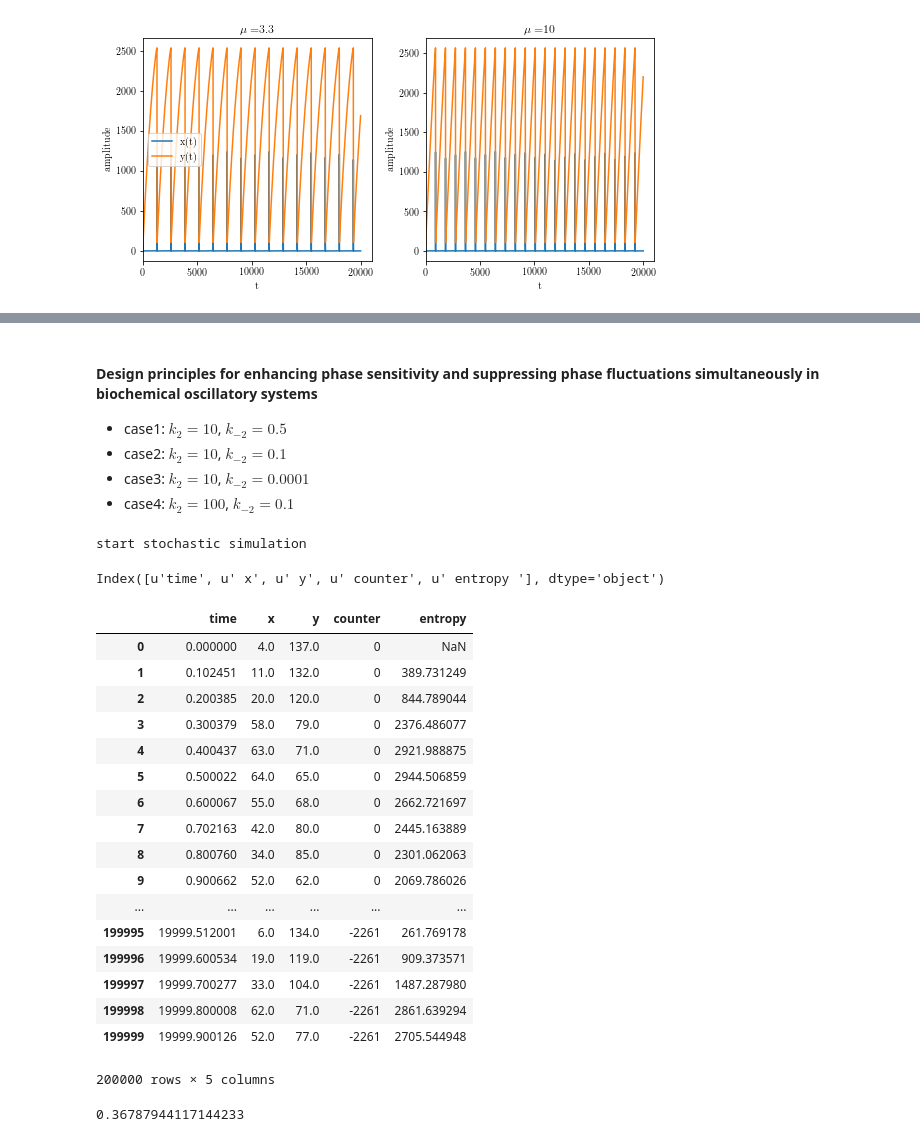
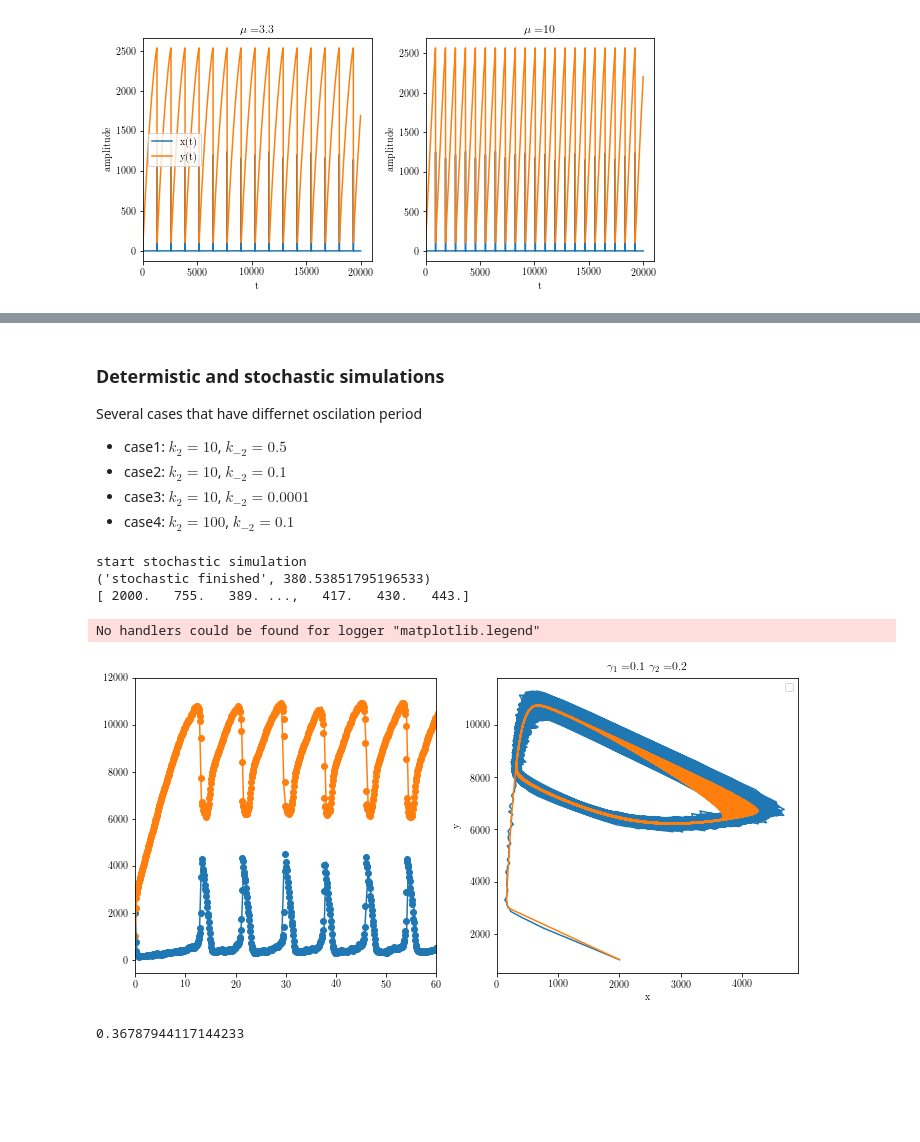
Before and after one commit to Wenping-Cui/Biological-Oscillators, a Jupyter notebook: Brusselator.ipynb, the cells around one changed output, grey strips where cells are left out. Cells and saved outputs as stored; diff of their text form; code cells hidden in the pictures; blank space fills up the shorter version.

```diff
--- a/Brusselator.ipynb
+++ b/Brusselator.ipynb
@@ -61,6 +140,6 @@ plt.show()
 # %% [markdown]
-#### Design principles for enhancing phase sensitivity and suppressing phase fluctuations simultaneously in biochemical oscillatory systems
-
+### Determistic and stochastic simulations
+Several cases that have differnet oscilation period
 * case1: $k_2=10$, $k_{-2}=0.5$
 * case2: $k_2=10$, $k_{-2}=0.1$
 * case3: $k_2=10$, $k_{-2}=0.0001$
@@ -77,12 +156,12 @@ k_3=1.;
 k_2=1.;
 a = 1.*v;
 b = 1.*v;
-c = 1.*v;
+d = 1.*v;
 def Brusse(Y, t, gamma1, gamma2,v):
     k2=1./gamma1;
     k_2=1.*gamma2;
     x, y = Y
-    dYdt = np.array([a*k1-k_1*x+k_2*c*y/v-k2*b*x/v+k3*x**2*y/v**2-k_3*x**3/v**2, k2*b*x/v-k_2*c*y/v+k_3*x**3/v**2-k3*x**2*y/v**2])
+    dYdt = np.array([a*k1-k_1*x+k_2*d*y/v-k2*b*x/v+k3*x**2*y/v**2-k_3*x**3/v**2, k2*b*x/v-k_2*d*y/v+k_3*x**3/v**2-k3*x**2*y/v**2])
     return dYdt
 t_f=400.;N_t=1000.;
 T_d = np.linspace(0, t_f, N_t)
@@ -98,7 +177,7 @@ Duration =20000.0
 numberofrealisations=int(Duration*step);
 k2=1./gamma1;
 k_2=1.*gamma2;
-par = np.array([a, b, c, k1, k2, k3, k_1, k_2, k_3])
+par = np.array([a, b, d, k1, k2, k3, k_1, k_2, k_3])
 par_ini = np.array([int(2*v),int(v),v, step])
 win_threshold1, win_threshold2 = int(np.mean(xt_d))+1, int(np.mean(yt_d));
 filename1 = 'Brusselator_data/'+'Data'+'gamma1_'+str(gamma1)+'_gamma2_'+str(gamma2)+'_size_'+str(v)+'_.csv'
@@ -109,57 +188,39 @@ Brusselator_loopProgress(filename1,filename2,filename3, numberofrealisations,win
 print ('stochastic finished', time.time()-time0)
 
 df1=pd.read_csv(filename1, sep=',')
 T_s=df1[df1.keys()[0]].values
 keys= df1.keys()
 xt_s, yt_s = df1[df1.keys()[1]].values, df1[df1.keys()[2]].values
 print (xt_s)
 
 plt.rc('text', usetex=True)
 plt.rc('font', family='serif')
 fig, axs = plt.subplots(1,2,figsize=(10, 5))
 ax=axs[0]
 
 ax.plot(T_d, xt_d, label='x(t)')
 ax.plot(T_d, yt_d, label='y(t)')
 ax.scatter(T_s, xt_s, label='x(t)')
 ax.scatter(T_s, yt_s, label='y(t)')
 ax.set_xlim([0,60])
 ax=axs[1]
 ax.plot(xt_s, yt_s)
 ax.plot(xt_d, yt_d)
 ax.set_xlim(left=0)
 ax.set_title(r"$\displaystyle\gamma_1=$"+str(gamma1)+' '+r"$\displaystyle\gamma_2=$"+str(gamma2))
 ax.legend(loc='best')
 ax.set_xlabel('x')
 ax.set_ylabel('y')
 plt.tight_layout()
-fig.savefig('Brusselator_Figures/Brusselator_determinstic.pdf',dpi=100)
+fig_name='Brusselator_Figures/Brusselator_determinstic.pdf'
+fig.savefig(fig_name,dpi=100)
 plt.show()
 # %% [output]
 start stochastic simulation
+('stochastic finished', 380.53851795196533)
+[ 2000.   755.   389. ...,   417.   430.   443.]
+No handlers could be found for logger "matplotlib.legend"
+[figure, added]
-# %%
-print df1.keys()
-df1
-# %% [output]
-Index([u'time', u' x', u' y', u' counter', u' entropy '], dtype='object')
-|  | time | x | y | counter | entropy |
-| 0 | 0.000000 | 4.0 | 137.0 | 0 | NaN |
-| 1 | 0.102451 | 11.0 | 132.0 | 0 | 389.731249 |
-| 2 | 0.200385 | 20.0 | 120.0 | 0 | 844.789044 |
-| 3 | 0.300379 | 58.0 | 79.0 | 0 | 2376.486077 |
-| 4 | 0.400437 | 63.0 | 71.0 | 0 | 2921.988875 |
-| 5 | 0.500022 | 64.0 | 65.0 | 0 | 2944.506859 |
-| 6 | 0.600067 | 55.0 | 68.0 | 0 | 2662.721697 |
-| 7 | 0.702163 | 42.0 | 80.0 | 0 | 2445.163889 |
-| 8 | 0.800760 | 34.0 | 85.0 | 0 | 2301.062063 |
-| 9 | 0.900662 | 52.0 | 62.0 | 0 | 2069.786026 |
-| ... | ... | ... | ... | ... | ... |
-| 199995 | 19999.512001 | 6.0 | 134.0 | -2261 | 261.769178 |
-| 199996 | 19999.600534 | 19.0 | 119.0 | -2261 | 909.373571 |
-| 199997 | 19999.700277 | 33.0 | 104.0 | -2261 | 1487.287980 |
-| 199998 | 19999.800008 | 62.0 | 71.0 | -2261 | 2861.639294 |
-| 199999 | 19999.900126 | 52.0 | 77.0 | -2261 | 2705.544948 |
-200000 rows × 5 columns
 # %%
 v =10.0
 k1=1.;
```
Also changed, not shown: parts of 8 cells of this notebook, 9 other files.
